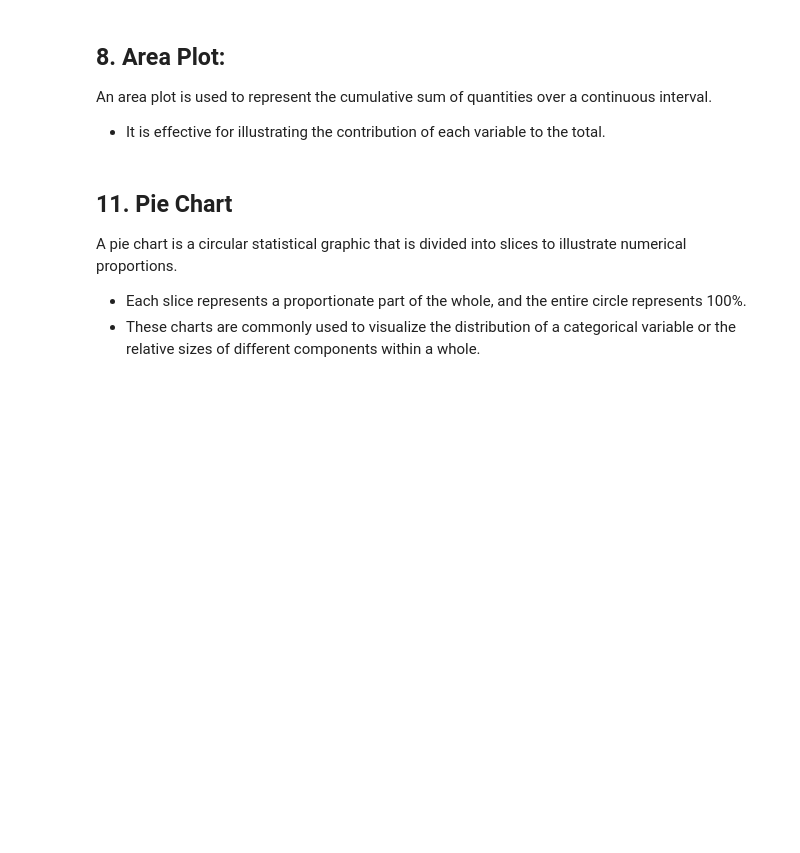
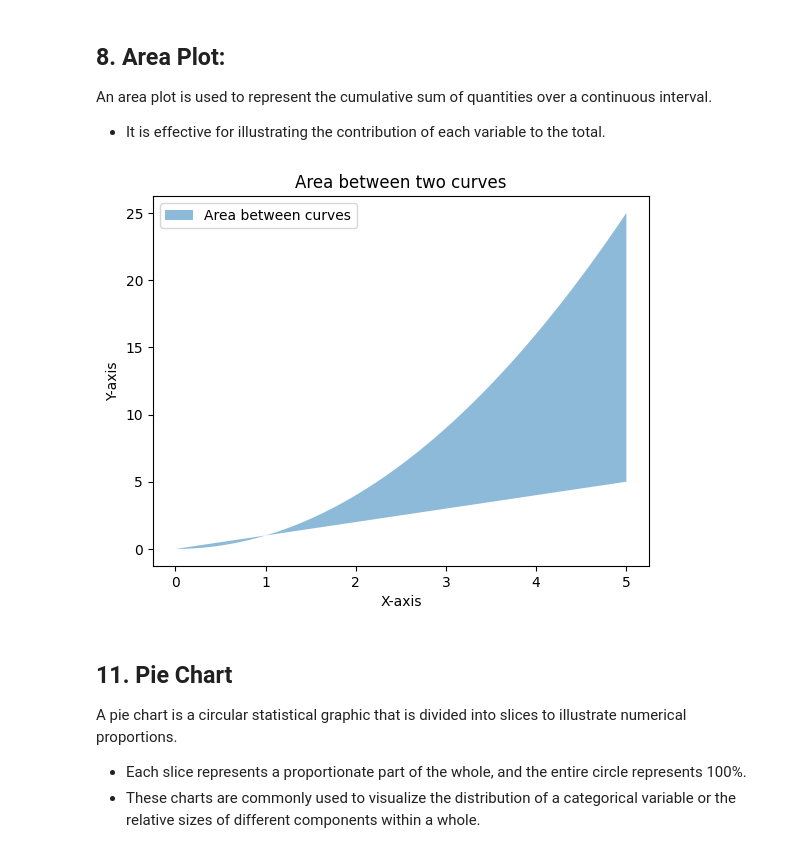
Before and after one commit to Aashid-M/DataSciencewithpython, a Jupyter notebook: visual/1_Introduction_to_Data_Visualization.ipynb, the cells around one changed output. Cells and saved outputs as stored; diff of their text form; code cells hidden in the pictures; blank space fills up the shorter version.

```diff
--- a/visual/1_Introduction_to_Data_Visualization.ipynb
+++ b/visual/1_Introduction_to_Data_Visualization.ipynb
@@ -138,23 +140,25 @@ An area plot is used to represent the cumulative sum of quantities over a contin
 # %%
 import matplotlib.pyplot as plt
 import numpy as np
 
 # Generate data for an area plot
 x = np.linspace(0, 5, 100) # Generate 100 evenly spaced numbers between 0 and 5
 y1 = x # set y1 to be equal to x
 y2 = x**2 # set y2 to be equal to x^2
 
 # Create an area plot
 # the plt.fill_between() function is used to fill the area between two curves
-plt.fill_between(x, y1, y2, alpha=.7, label='Area between curves') # alpha is used to set the transparency of the colors used to fill the area
+plt.fill_between(x, y1, y2, alpha=.5, label='Area between curves') # alpha is used to set the transparency of the colors used to fill the area
 
 # Add labels and title
 plt.xlabel('X-axis')
 plt.ylabel('Y-axis')
 plt.title('Area between two curves')
 
 # Add a legend
 plt.legend();
+# %% [output]
+[figure, added]
 # %% [markdown]
 ## __11. Pie Chart__
 A pie chart is a circular statistical graphic that is divided into slices to illustrate numerical proportions.
```
Also changed, not shown: parts of 3 cells of this notebook, 6 other files.
